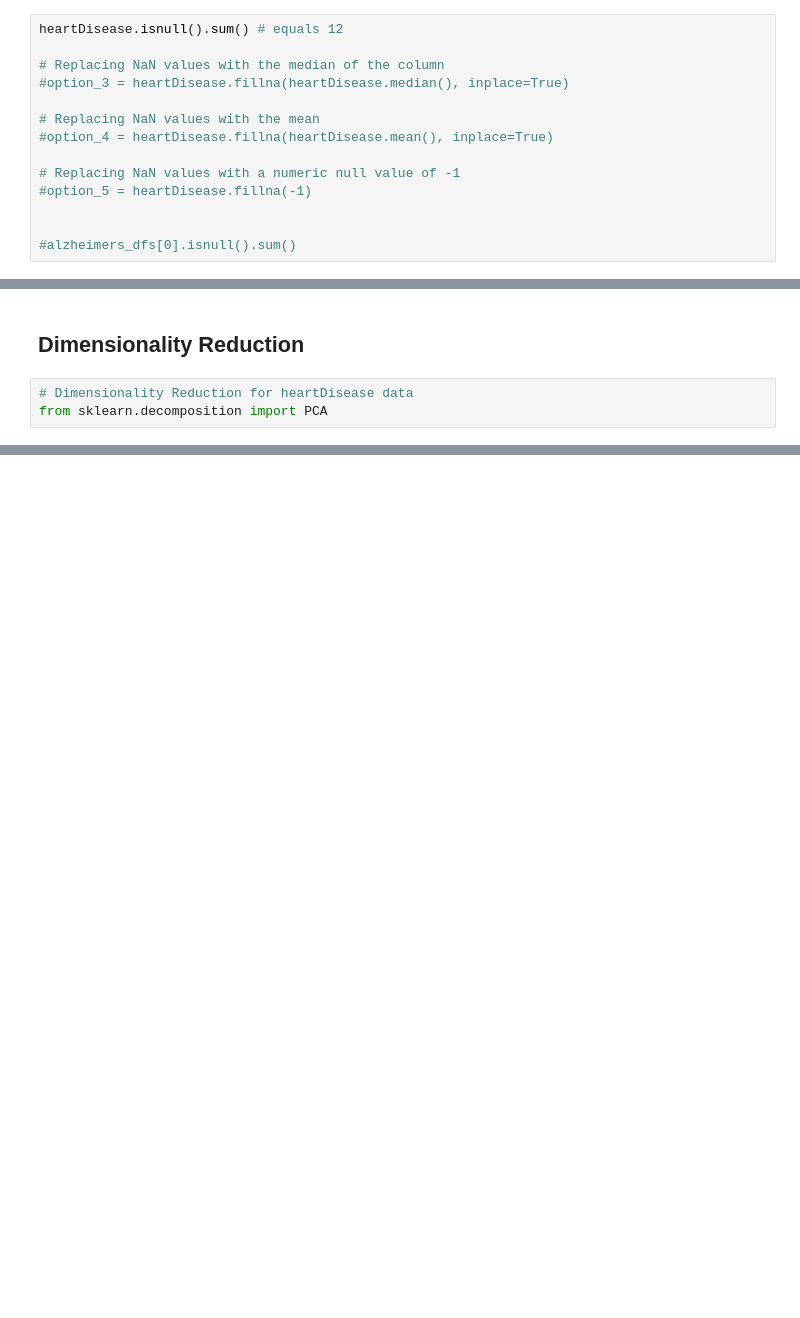
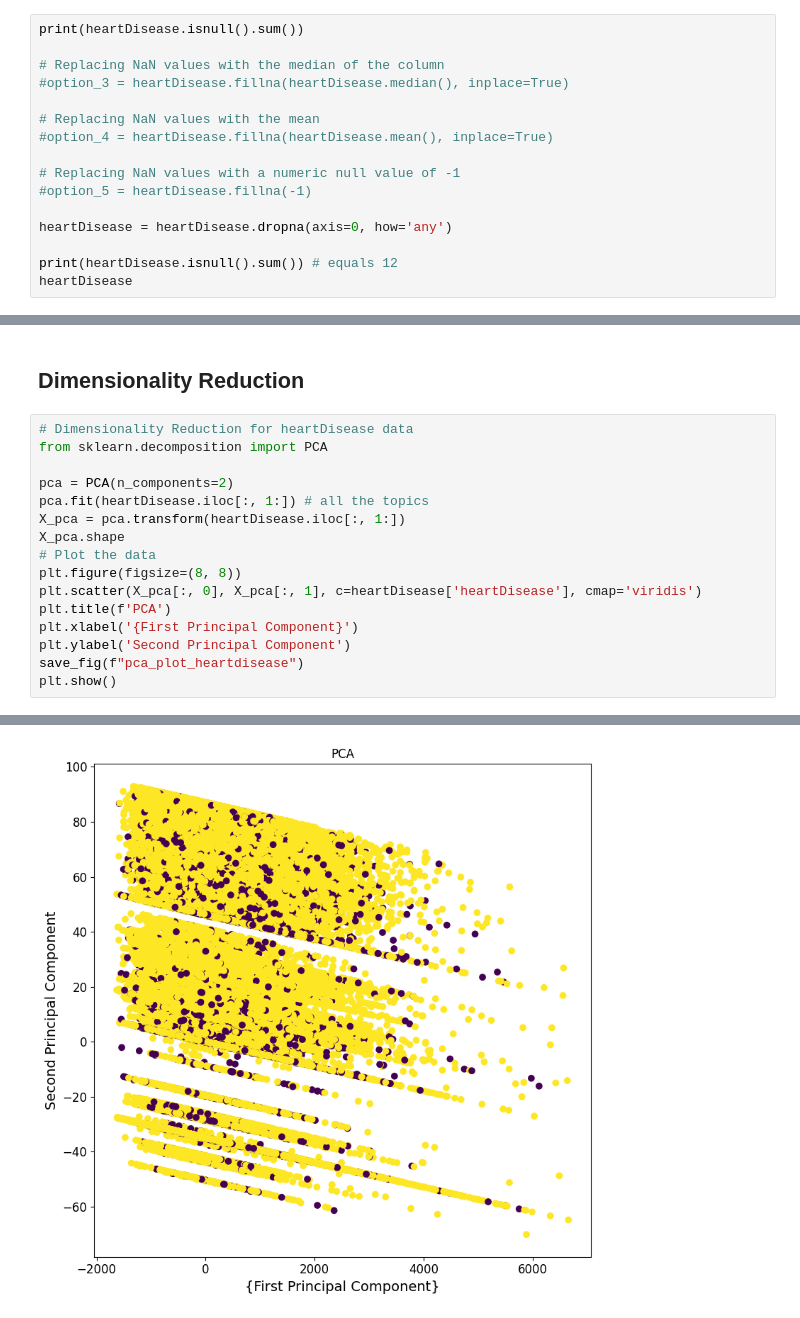
Before and after one commit to Suhyrhasan/Risk-Prediction-For-Heart-Disease, a Jupyter notebook: DatasetAfterPreprocessing.ipynb, the cells around one changed output, grey strips where cells are left out. Drawn from its saved outputs; the diff is of its cells as text; blank space fills up the shorter version.

```diff
--- a/DatasetAfterPreprocessing.ipynb
+++ b/DatasetAfterPreprocessing.ipynb
@@ -153,7 +153,7 @@ Dropping rows with NaNs would not work with our dataset since there are not that
 
 Replacing NaN values with the median is ideal for our scenario since it is less sensitive to outliers than the mean. Based on the histograms above, most topics have many outliers so it would be best to use the median over the mean.
 # %%
-heartDisease.isnull().sum() # equals 12
+print(heartDisease.isnull().sum())
 
 # Replacing NaN values with the median of the column
 #option_3 = heartDisease.fillna(heartDisease.median(), inplace=True)
@@ -164,8 +164,10 @@ heartDisease.isnull().sum() # equals 12
 # Replacing NaN values with a numeric null value of -1
 #option_5 = heartDisease.fillna(-1)
 
+heartDisease = heartDisease.dropna(axis=0, how='any')
 
-#alzheimers_dfs[0].isnull().sum()
+print(heartDisease.isnull().sum()) # equals 12
+heartDisease
 # %% [output]
 heartDisease         3571
 BMI                 41357
@@ -189,5 +202,19 @@ dtype: int64
 # %% [markdown]
 ## Dimensionality Reduction
-# %%
-# Dimensionality Reduction for heartDisease data
-from sklearn.decomposition import PCA
+# %%
+# Dimensionality Reduction for heartDisease data
+from sklearn.decomposition import PCA
+
+pca = PCA(n_components=2)
+pca.fit(heartDisease.iloc[:, 1:]) # all the topics
+X_pca = pca.transform(heartDisease.iloc[:, 1:])
+X_pca.shape
+# Plot the data
+plt.figure(figsize=(8, 8))
+plt.scatter(X_pca[:, 0], X_pca[:, 1], c=heartDisease['heartDisease'], cmap='viridis')
+plt.title(f'PCA')
+plt.xlabel('{First Principal Component}')
+plt.ylabel('Second Principal Component')
+save_fig(f"pca_plot_heartdisease")
+plt.show()
+# %% [output]
@@ -193,0 +222 @@ from sklearn.decomposition import PCA
+[figure, added]
```
Also changed, not shown: parts of 4 cells of this notebook, 2 other files.
